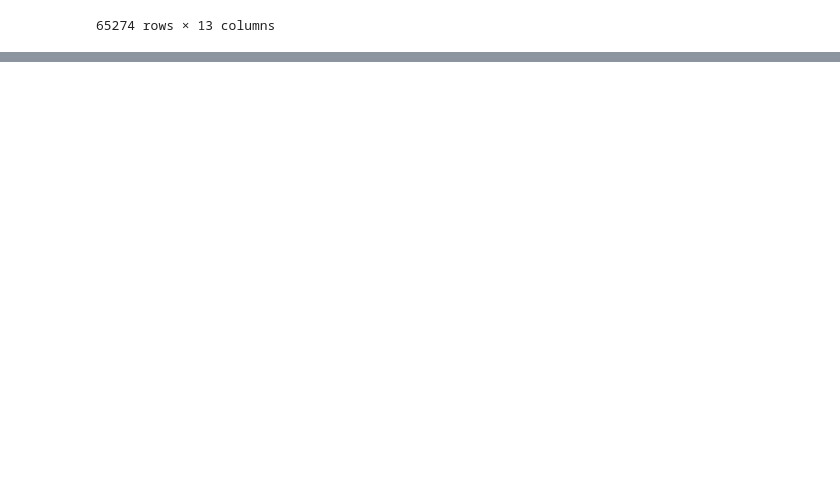
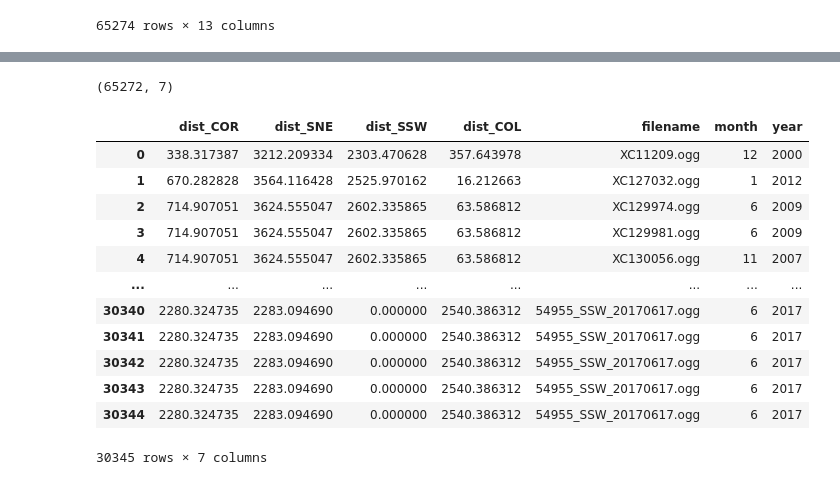
Before and after one commit to ntatanko/Birds_kaggle_2021, a Jupyter notebook: sandbox/DataFramesInit.ipynb, the cells around one changed output, grey strips where cells are left out. Drawn from its saved outputs; the diff is of its cells as text; code cells hidden in the pictures; blank space fills up the shorter version.

```diff
--- a/sandbox/DataFramesInit.ipynb
+++ b/sandbox/DataFramesInit.ipynb
@@ -318,0 +416,50 @@ all_audio.to_csv("/app/_data/all_audio_initial.csv", index=False)
+# %%
+def choose_ids(distance_delta=500, months_delta=2, years_delta=5):
+    import pandas as pd
+
+    distances_df = pd.read_csv("/app/_data/distances.csv")
+    dates_sites = pd.read_csv('/app/_data/dates_sites.csv')
+#     columns = ["dist_COR", "dist_SNE", "dist_SSW", "dist_COL"]
+#     df_ = pd.DataFrame(
+#         columns=[
+#             "dist_COR",
+#             "dist_SNE",
+#             "dist_SSW",
+#             "dist_COL",
+#             "filename",
+#             "month",
+#             "year",
+#         ]
+#     )
+    df = distances_df.query('dist_COR <= @distance_delta or dist_SNE <= @distance_delta or dist_SSW <= @distance_delta or dist_COL <= @distance_delta').reset_index(drop=True)
+#     for i in distances_df.index.tolist():
+#         for col in ["dist_COR", "dist_SNE", "dist_SSW", 'dist_COL']:
+#             site = col.split('_')[1]
+#             d_sites = dates_sites[dates_sites['site']==site]
+#             m_min = d_sites['min_month']
+#             m_max = d_sites['min_month']
+#             year = d_sites['min_year']
+#             df = distances_df.query('@col <= distance_delta and month<= ')
+
+    return df
+# %%
+distances_df = pd.read_csv("/app/_data/distances.csv")
+distances_df.shape
+# %% [output]
+(65272, 7)
+# %%
+choose_ids(distance_delta=600)
+# %% [output]
+|  | dist_COR | dist_SNE | dist_SSW | dist_COL | filename | month | year |
+| 0 | 338.317387 | 3212.209334 | 2303.470628 | 357.643978 | XC11209.ogg | 12 | 2000 |
+| 1 | 670.282828 | 3564.116428 | 2525.970162 | 16.212663 | XC127032.ogg | 1 | 2012 |
+| 2 | 714.907051 | 3624.555047 | 2602.335865 | 63.586812 | XC129974.ogg | 6 | 2009 |
+| 3 | 714.907051 | 3624.555047 | 2602.335865 | 63.586812 | XC129981.ogg | 6 | 2009 |
+| 4 | 714.907051 | 3624.555047 | 2602.335865 | 63.586812 | XC130056.ogg | 11 | 2007 |
+| ... | ... | ... | ... | ... | ... | ... | ... |
+| 30340 | 2280.324735 | 2283.094690 | 0.000000 | 2540.386312 | 54955_SSW_20170617.ogg | 6 | 2017 |
+| 30341 | 2280.324735 | 2283.094690 | 0.000000 | 2540.386312 | 54955_SSW_20170617.ogg | 6 | 2017 |
+| 30342 | 2280.324735 | 2283.094690 | 0.000000 | 2540.386312 | 54955_SSW_20170617.ogg | 6 | 2017 |
+| 30343 | 2280.324735 | 2283.094690 | 0.000000 | 2540.386312 | 54955_SSW_20170617.ogg | 6 | 2017 |
+| 30344 | 2280.324735 | 2283.094690 | 0.000000 | 2540.386312 | 54955_SSW_20170617.ogg | 6 | 2017 |
+30345 rows × 7 columns
```
Also changed, not shown: parts of 43 cells of this notebook, 40 other files.
